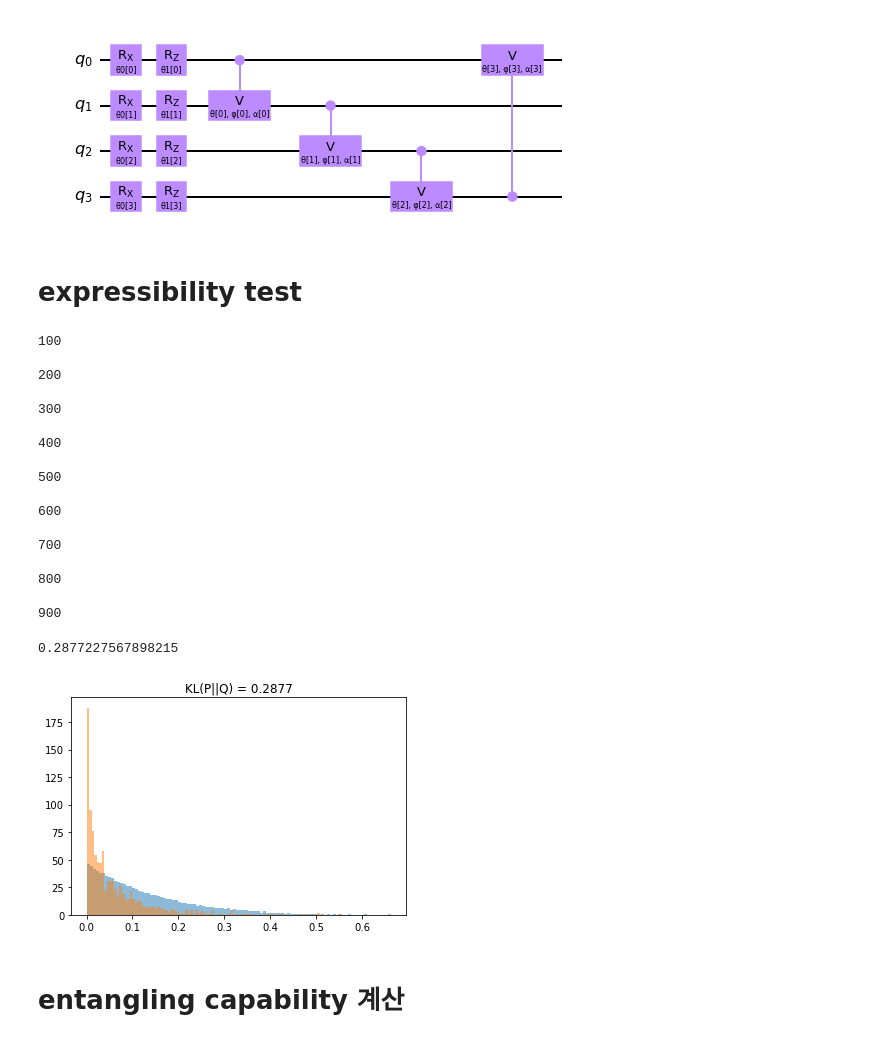
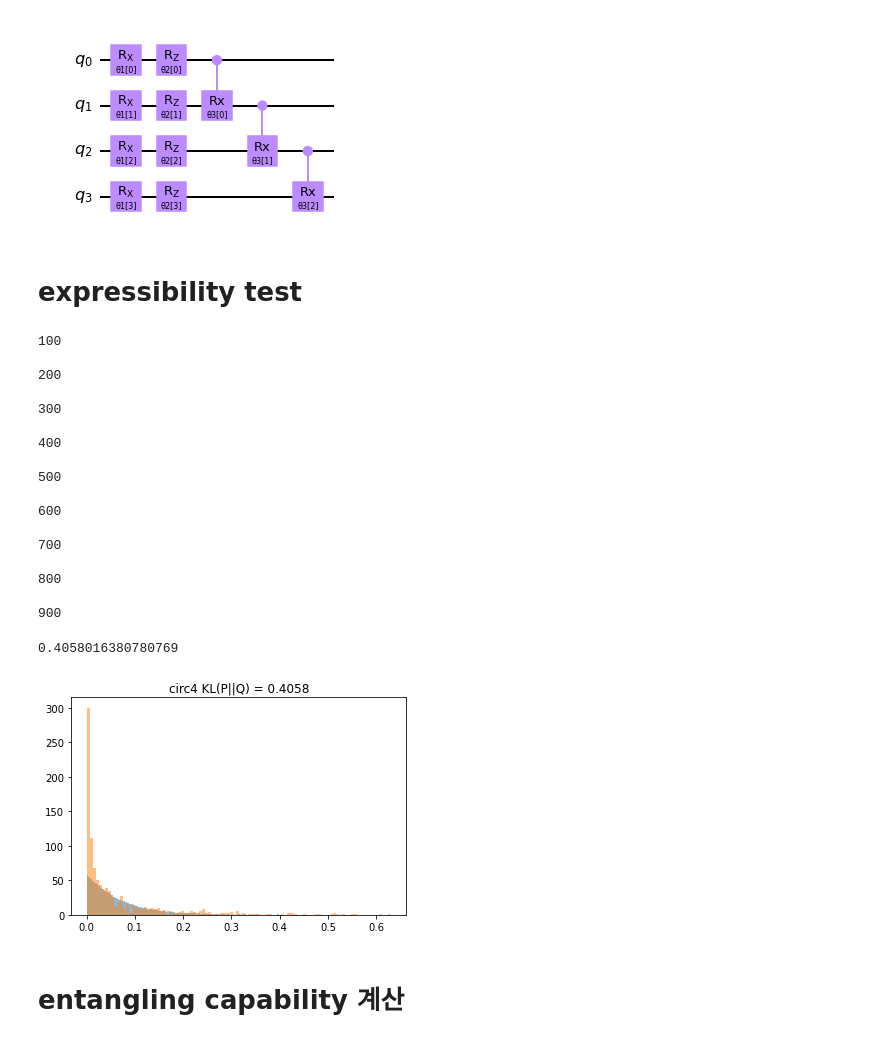
Before and after one commit to String137/Create-your-design-of-Parameterized-Quantum-Circuits, a Jupyter notebook: PQC_test.ipynb, the cells around one changed output. Cells and saved outputs as stored; diff of their text form; code cells hidden in the pictures.

```diff
--- a/PQC_test.ipynb
+++ b/PQC_test.ipynb
@@ -1,35 +1,35 @@
 # %%
 from PQC import *
 # %%
-pqc = PQC("circularcV",4);
+pqc = PQC("circ4",4);
 # %%
 pqc.circ.draw('mpl')
 # %% [output]
-[figure, old version]
+[figure, new version]
 # %% [markdown]
 # expressibility test
 # %%
-expressibility(pqc, 1000)
+expressibility(pqc, 10000)
 # %% [output]
 100
 
 200
 
 300
 
 400
 
 500
 
 600
 
 700
 
 800
 
 900
-0.2877227567898215
+0.4058016380780769
-[figure, old version]
+[figure, new version]
 # %% [markdown]
 # entangling capability 계산
 # %%
```
Also changed, not shown: parts of 1 cell of this notebook, 1 other file.
